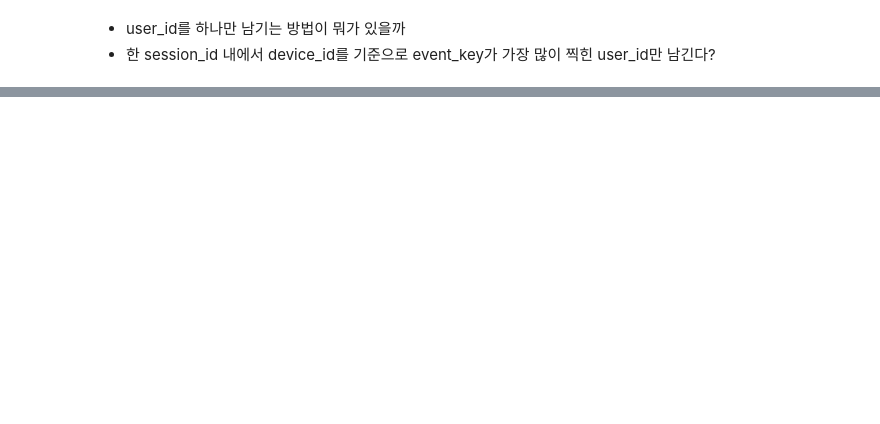
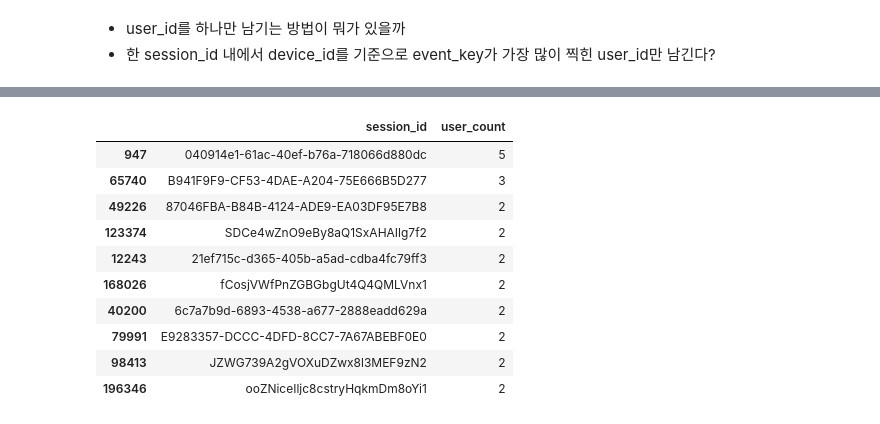
Before and after one commit to EtheriumArchive/Codeit_project, a Jupyter notebook: eda_damyeon_v2.ipynb, the cells around one changed output, grey strips where cells are left out. Cells and saved outputs as stored; diff of their text form; code cells hidden in the pictures; blank space fills up the shorter version.

```diff
--- a/eda_damyeon_v2.ipynb
+++ b/eda_damyeon_v2.ipynb
@@ -288,0 +392,15 @@ Name: count, dtype: int64
+# %%
+filtered_hackle_merge_duplicated_user.head(10)
+# 가장 많았던 5건은 그대로 있음. 동시로그가 많이 찍혔던거라 에러가 맞음!
+# %% [output]
+|  | session_id | user_count |
+| 947 | 040914e1-61ac-40ef-b76a-718066d880dc | 5 |
+| 65740 | B941F9F9-CF53-4DAE-A204-75E666B5D277 | 3 |
+| 49226 | 87046FBA-B84B-4124-ADE9-EA03DF95E7B8 | 2 |
+| 123374 | SDCe4wZnO9eBy8aQ1SxAHAIlg7f2 | 2 |
+| 12243 | 21ef715c-d365-405b-a5ad-cdba4fc79ff3 | 2 |
+| 168026 | fCosjVWfPnZGBGbgUt4Q4QMLVnx1 | 2 |
+| 40200 | 6c7a7b9d-6893-4538-a677-2888eadd629a | 2 |
+| 79991 | E9283357-DCCC-4DFD-8CC7-7A67ABEBF0E0 | 2 |
+| 98413 | JZWG739A2gVOXuDZwx8l3MEF9zN2 | 2 |
+| 196346 | ooZNiceIljc8cstryHqkmDm8oYi1 | 2 |
```
Also changed, not shown: parts of 65 cells of this notebook.
